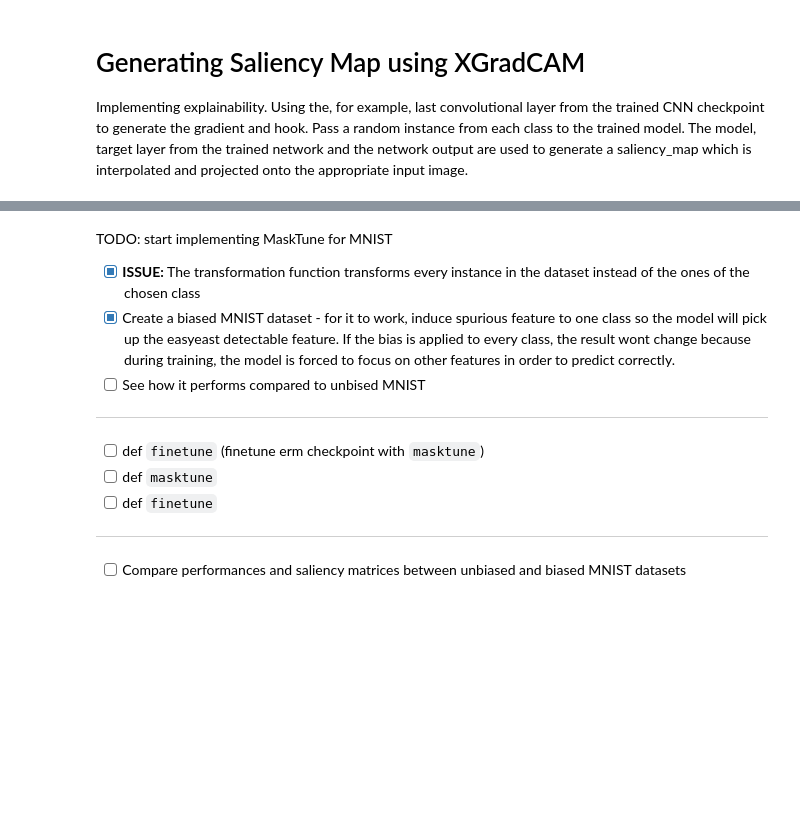
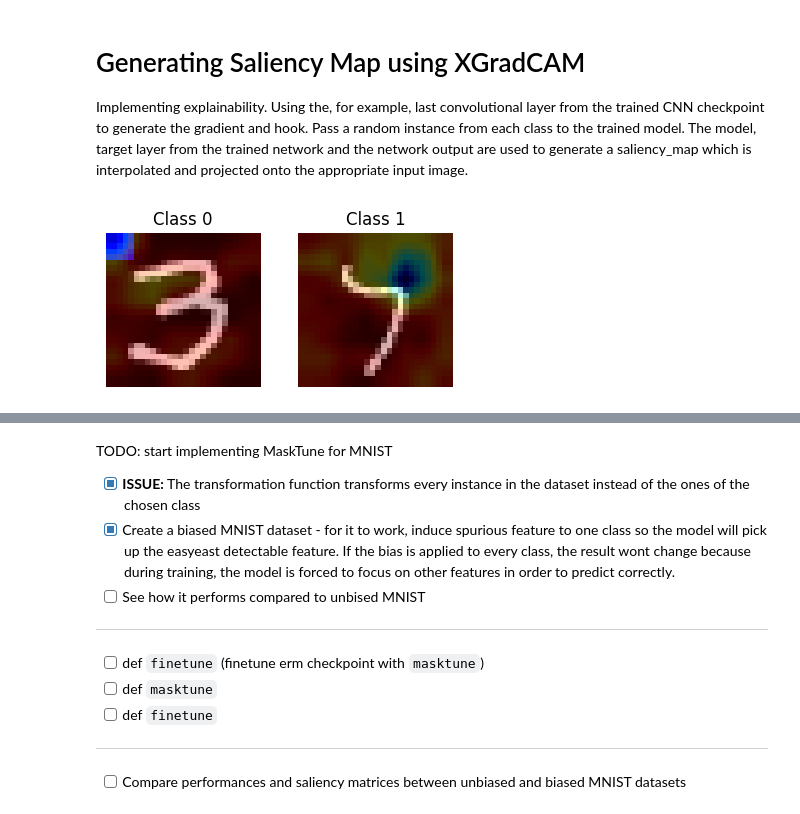
Before and after one commit to vmazashvili/AIRO, a Jupyter notebook: MaskTune_Vano_Mazashvili_1993251.ipynb, the cells around one changed output, grey strips where cells are left out. Saved outputs shown, nothing was run; the diff lists cells and outputs as text; code cells hidden in the pictures; blank space fills up the shorter version.

````diff
--- a/MaskTune_Vano_Mazashvili_1993251.ipynb
+++ b/MaskTune_Vano_Mazashvili_1993251.ipynb
@@ -340,14 +352,12 @@ len(biased_test_dataloader)
 # Define CNN
 Define a Convolutional Neural Network and give its class a ```get_grad_cam_target_layer``` function which will grab the last convolutional layer to use it for saliency map generation. Uses almost the same architecture as the paper "MaskTune: Mitigating Spurious Correlations by Forcing to Explore"
 # %%
-# Small Convolutional Neural Network
-
 class SmallCNN(nn.Module):
     def __init__(self, num_classes):
         super().__init__()
         self.num_classes = num_classes
         self.backbone = nn.Sequential(
-            nn.Conv2d(1, 16, (3, 3), (1, 1)),
+            nn.Conv2d(3, 16, (3, 3), (1, 1)),  # Change 1 to 3 for RGB input
             nn.BatchNorm2d(16),
             nn.ReLU(),
             nn.Conv2d(16, 16, (3, 3), (1, 1)),
@@ -363,7 +373,6 @@ class SmallCNN(nn.Module):
             nn.MaxPool2d((2, 2), (2, 2)),
             nn.Flatten()
         )
-
         self.linear = nn.Sequential(
             nn.Linear(512, 256),
             nn.BatchNorm1d(num_features=256),
@@ -376,9 +385,8 @@ class SmallCNN(nn.Module):
         logits = self.linear(features)
         return logits
 
-
     def get_grad_cam_target_layer(self):
-        return self.backbone[-5]
+        return self.backbone[-3]
 # %% [markdown]
 ### Hyperparameters, optimizer, model selection
 # %%
@@ -589,35 +494,102 @@ Implementing explainability.
 Using the, for example, last convolutional layer from the trained CNN checkpoint to generate the gradient and hook.
 Pass a random instance from each class to the trained model. The model, target layer from the trained network and the network output are used to generate a saliency_map which is interpolated and projected onto the appropriate input image.
 # %%
+# Load the model
+model = SmallCNN(num_classes=2)
+
 def generate_map(sample_data, sample_class):
     checkpoint = torch.load('/content/data/MNIST/CNN_checkpoint.pth') # Load the saved model checkpoint
     model.load_state_dict(checkpoint)
-    # Don’t forget to set your model into the evaluation mode, otherwise you can get very random results
     model.eval() # Set the model to evaluation mode
 
     # Get the target layer
     target_layer = model.get_grad_cam_target_layer() # Last convolutional layer is the target
     # Prepare the input tensor
     input_tensor = sample_data # a sample from the dataset passed to the function
 
     cam = XGradCAM(model, target_layer)
-    output = model (input_tensor.unsqueeze(0))
-    saliency_map = cam(class_idx = sample_class, scores = output)
+    output = model(input_tensor.unsqueeze(0))
+    saliency_map = cam(class_idx=sample_class, scores=output)
 
-    # Now we can visualize the saliency map
     # Get the first saliency map tensor from the list
     saliency_map_tensor = saliency_map[0]
 
     # Convert the saliency map tensor to a numpy array
     saliency_map_np = saliency_map_tensor.detach().cpu().numpy()
 
     # Reshape the saliency map to 2D
     saliency_map_np = saliency_map_np.reshape(saliency_map_np.shape[1:])
 
-    # Visualize or process the saliency map as needed
-    # For example, you can plot it as an image
-    #plt.imshow(saliency_map_np, cmap='hot', interpolation='nearest')
-    #plt.axis('off')
-    #plt.show()
+    return saliency_map_np
 
-    return saliency_map_np
+def interpolate_heatmap(input_tensor, saliency_map_np):
+    # Convert the input tensor to a numpy array image
+    input_img_np = input_tensor.permute(1, 2, 0).cpu().numpy()  # Change the shape from (C, H, W) to (H, W, C)
+    input_img_np = np.uint8(255 * input_img_np)
+
+    # Resize the saliency map to match the size of the original image
+    heatmap_resized = cv2.resize(saliency_map_np, (input_img_np.shape[1], input_img_np.shape[0]))
+
+    # Normalize the saliency map values to the range [0, 255]
+    heatmap_resized = (heatmap_resized - np.min(heatmap_resized)) / (np.max(heatmap_resized) - np.min(heatmap_resized)) * 255
+    heatmap_resized = np.uint8(heatmap_resized)
+
+    # Apply a colormap to the saliency map to convert it into a heatmap image
+    heatmap_colored = cv2.applyColorMap(heatmap_resized, cv2.COLORMAP_JET)
+
+    # Overlay the heatmap image onto the original image
+    superimposed_img = cv2.addWeighted(input_img_np, 0.7, heatmap_colored, 0.3, 0)
+
+    return superimposed_img
+
+# Dictionary to store interpolated images by class label
+interpolated_images_by_class = {}
+
+# Function to generate and interpolate the heatmap for one instance of each class
+def generate_and_interpolate_heatmap_one_per_class():
+    # Create a dictionary to hold the data instances for each class
+    class_data_dict = {}
+
+    # Iterate through the training data
+    for data, label in remapped_spurious_train_data_tensor:
+        if label not in class_data_dict:
+            class_data_dict[label] = []
+        class_data_dict[label].append(data)
+
+    # Iterate through each class label
+    for class_label in range(2):  # Assuming 2 classes (0 and 1)
+        # Get the data instances for the specified class label
+        class_data = class_data_dict.get(class_label, [])
+
+        # Select one random instance from the class data
+        if class_data:
+            random_instance = random.choice(class_data)
+
+            # Generate the saliency map for the random instance
+            saliency_map_np = generate_map(random_instance, class_label)
+
+            # Interpolate the heatmap for the random instance
+            interpolated_img = interpolate_heatmap(random_instance, saliency_map_np)
+
+            # Store the interpolated image in the dictionary by class label
+            interpolated_images_by_class[class_label] = interpolated_img
+
+# Generate interpolated images for one instance per class
+generate_and_interpolate_heatmap_one_per_class()
+
+# Plot the interpolated images with their class labels
+fig, axs = plt.subplots(1, 2, figsize=(4, 2))
+for i, ax in enumerate(axs.flat):
+    class_label = i
+    interpolated_img = interpolated_images_by_class.get(class_label)
+    if interpolated_img is not None:
+        ax.imshow(interpolated_img)
+        ax.axis('off')
+        ax.set_title(f'Class {class_label}')
+    else:
+        ax.axis('off')
+
+plt.tight_layout()
+plt.show()
+# %% [output]
+[figure, added]
````
Also changed, not shown: parts of 21 cells of this notebook.
